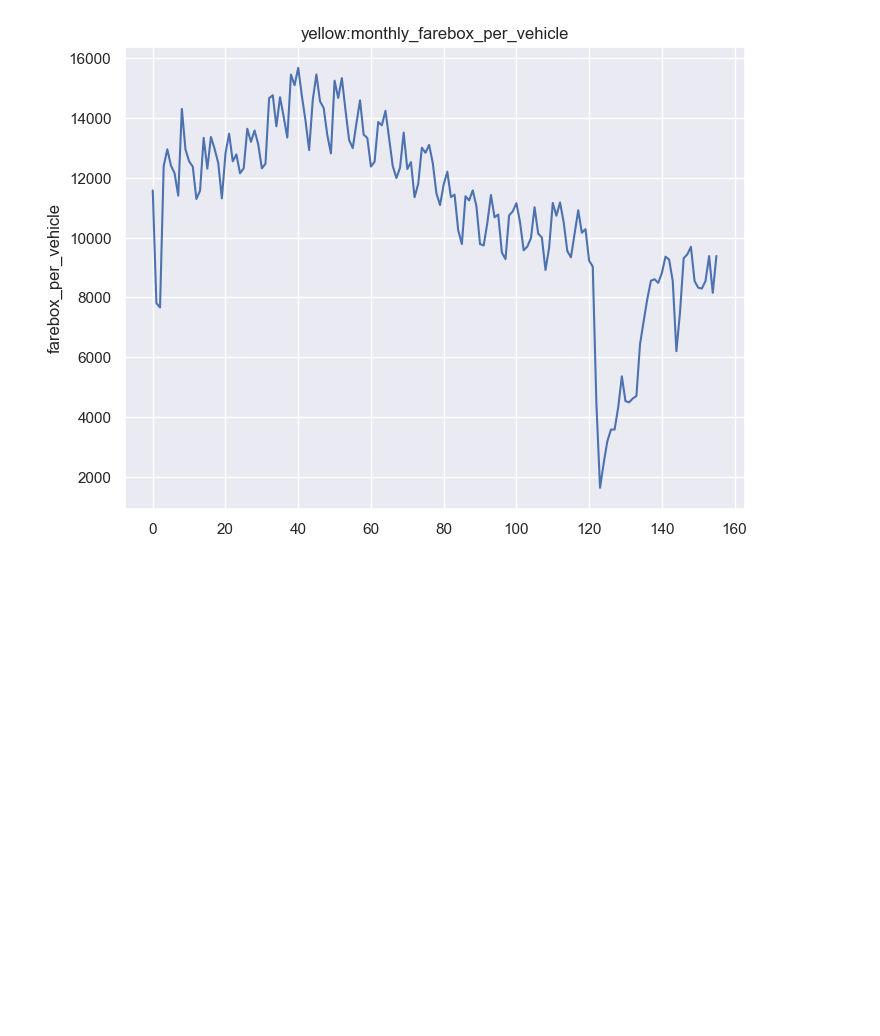
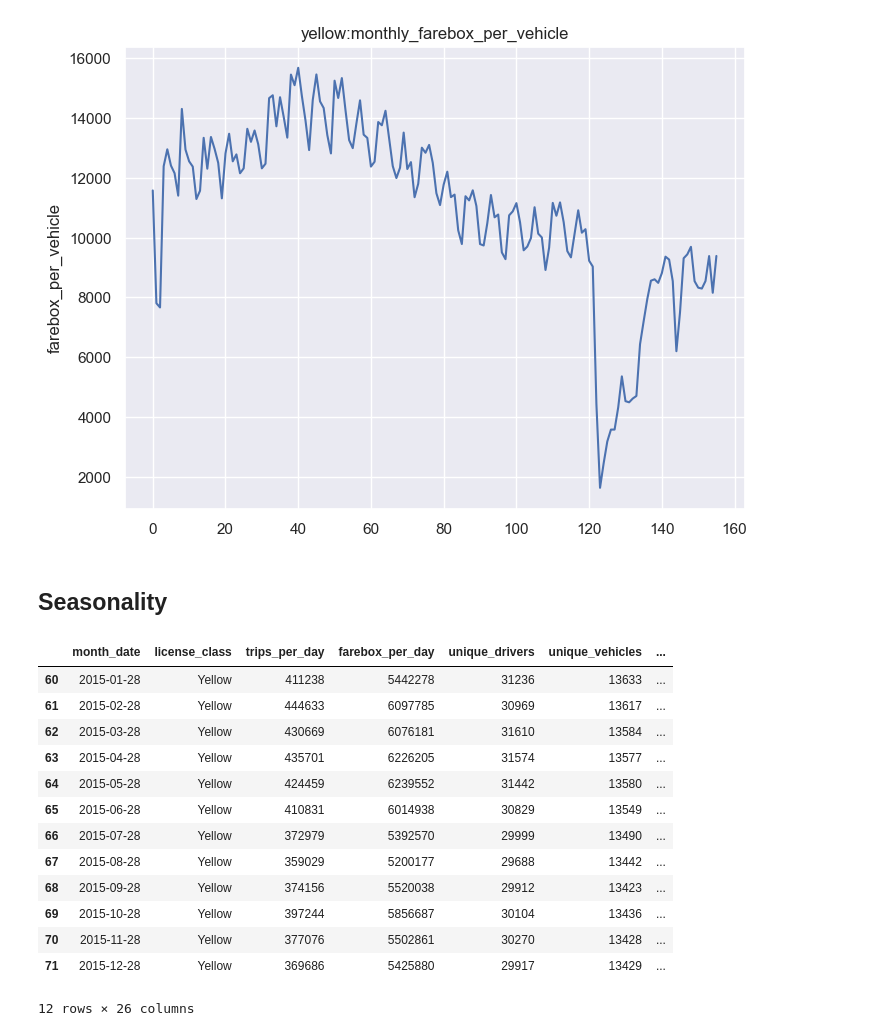
Before and after one commit to francomyburg/Proyecto_grupal_DS, a Jupyter notebook: luciano/EDA.ipynb, the cells around one changed output. Drawn from its saved outputs; the diff is of its cells as text; code cells hidden in the pictures; blank space fills up the shorter version.

```diff
--- a/luciano/EDA.ipynb
+++ b/luciano/EDA.ipynb
@@ -415,3 +415,23 @@ plt.title("yellow:monthly_farebox_per_vehicle")
 plt.show(f)
 # %% [output]
 [figure]
+# %% [markdown]
+## Seasonality
+# %%
+# df[df['license_class']=='Yellow']['trips_per_day']
+yellow[yellow['year']==2015]
+# %% [output]
+|  | month_date | license_class | trips_per_day | farebox_per_day | unique_drivers | unique_vehicles | ... |
+| 60 | 2015-01-28 | Yellow | 411238 | 5442278 | 31236 | 13633 | ... |
+| 61 | 2015-02-28 | Yellow | 444633 | 6097785 | 30969 | 13617 | ... |
+| 62 | 2015-03-28 | Yellow | 430669 | 6076181 | 31610 | 13584 | ... |
+| 63 | 2015-04-28 | Yellow | 435701 | 6226205 | 31574 | 13577 | ... |
+| 64 | 2015-05-28 | Yellow | 424459 | 6239552 | 31442 | 13580 | ... |
+| 65 | 2015-06-28 | Yellow | 410831 | 6014938 | 30829 | 13549 | ... |
+| 66 | 2015-07-28 | Yellow | 372979 | 5392570 | 29999 | 13490 | ... |
+| 67 | 2015-08-28 | Yellow | 359029 | 5200177 | 29688 | 13442 | ... |
+| 68 | 2015-09-28 | Yellow | 374156 | 5520038 | 29912 | 13423 | ... |
+| 69 | 2015-10-28 | Yellow | 397244 | 5856687 | 30104 | 13436 | ... |
+| 70 | 2015-11-28 | Yellow | 377076 | 5502861 | 30270 | 13428 | ... |
+| 71 | 2015-12-28 | Yellow | 369686 | 5425880 | 29917 | 13429 | ... |
+12 rows × 26 columns
```
Also changed, not shown: parts of 3 cells of this notebook, 3 other files.
